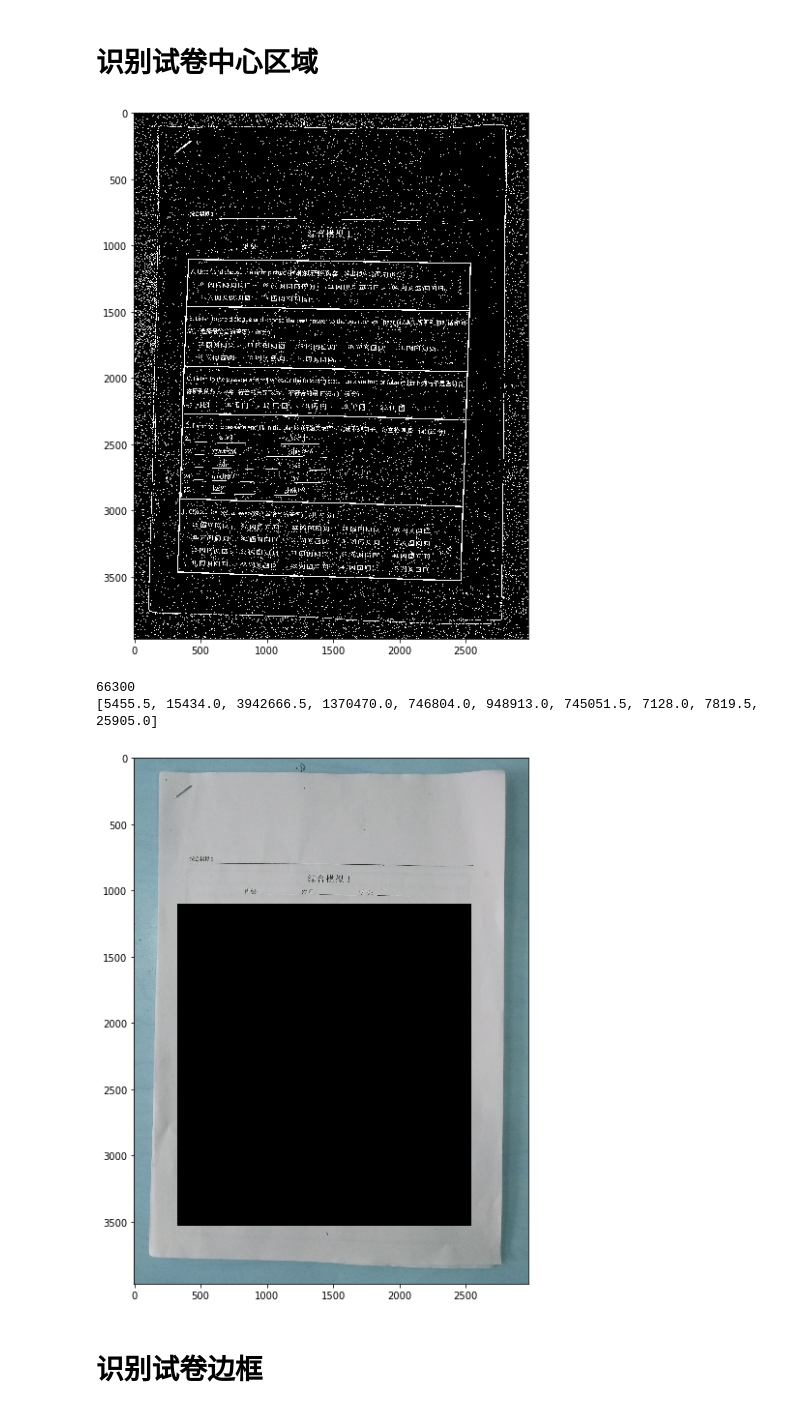
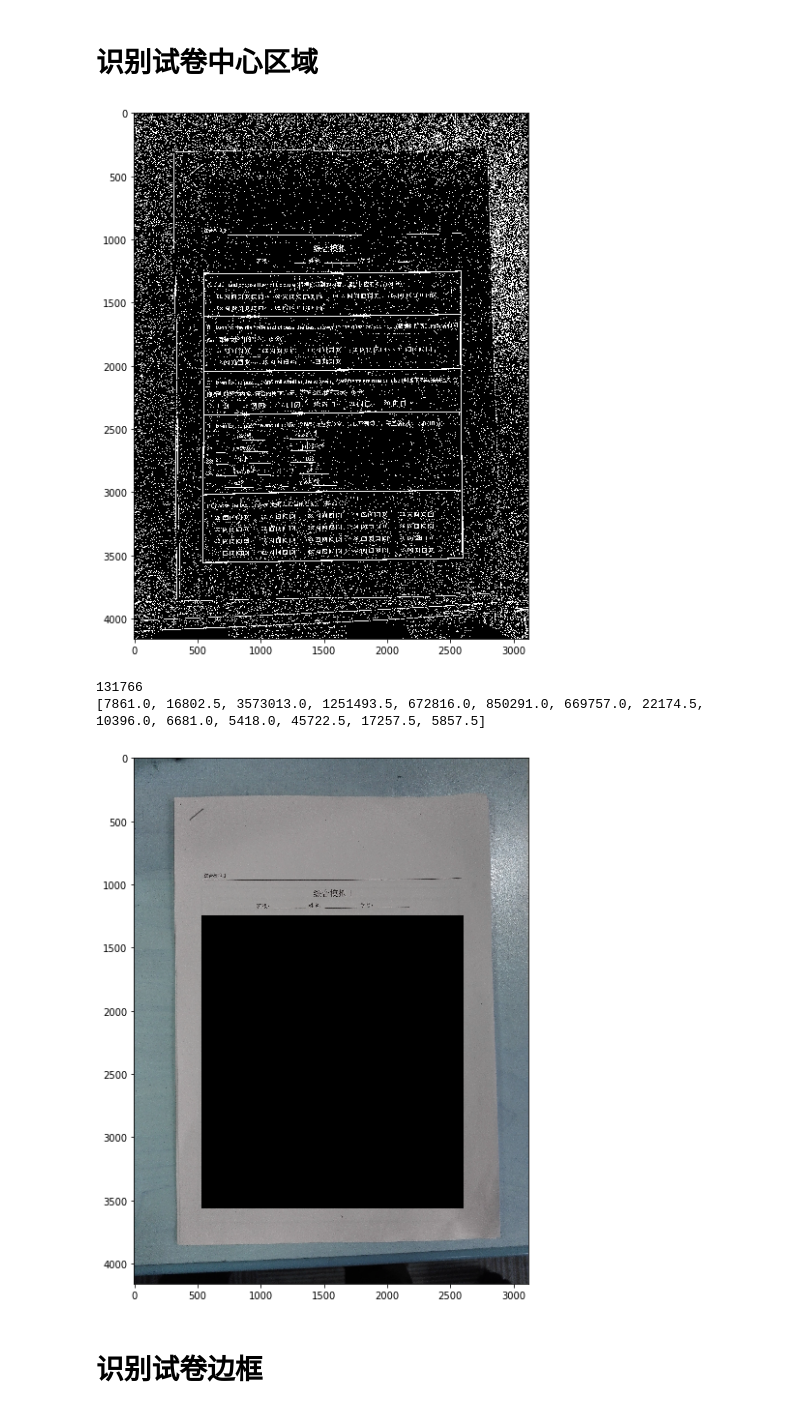
Before and after one commit to hecongziyu/myproject, a Jupyter notebook: imagehandle/试卷处理.ipynb, the cells around one changed output. Saved outputs shown, nothing was run; the diff lists cells and outputs as text; code cells hidden in the pictures.

```diff
--- a/imagehandle/试卷处理.ipynb
+++ b/imagehandle/试卷处理.ipynb
@@ -165,35 +141,35 @@ cc = np.array(gp)
 # %%
 # https://blog.csdn.net/keith_bb/article/details/53470170?utm_source=blogxgwz0  华为荣耀V10 小米max1
 
-imgage = cv2.imread('/home/hecong/image/华为荣耀V8.jpg',cv2.IMREAD_COLOR)
+imgage = cv2.imread('/home/hecong/image/page_1/华为mate7.jpg',cv2.IMREAD_COLOR)
 img = cv2.cvtColor(imgage,cv2.COLOR_BGR2GRAY)
 img = cv2.GaussianBlur(img,(5,5),0)
 # ret,img = cv2.threshold(img,0,255,cv2.THRESH_BINARY_INV + cv2.THRESH_OTSU)
 img = cv2.adaptiveThreshold(img,255,cv2.ADAPTIVE_THRESH_MEAN_C, cv2.THRESH_BINARY_INV,11,2)
 # img = cv2.blur(img,tuple((5,5)))
 plt.imshow(img,'gray')
 plt.show()
 nimg, contours, hierarchy = cv2.findContours(
     img, cv2.RETR_TREE, cv2.CHAIN_APPROX_SIMPLE)
 print(len(contours))
 rcnt = []
 rarea = []
 for cnt in contours:
     if cv2.contourArea(cnt) > 5000:
         rarea.append(cv2.contourArea(cnt))
         rcnt.append(cnt)
 print(rarea)
 pos = np.argmax(rarea)
 cnt = rcnt[pos]
 x,y,w,h = cv2.boundingRect(cnt)
 cv2.rectangle(imgage,(x,y),(x+w,y+h),0,-1)
 plt.imshow(imgage,'brg')
 plt.show()
 # %% [output]
-[figure, old version]
+[figure, new version]
-66300
-[5455.5, 15434.0, 3942666.5, 1370470.0, 746804.0, 948913.0, 745051.5, 7128.0, 7819.5, 25905.0]
+131766
+[7861.0, 16802.5, 3573013.0, 1251493.5, 672816.0, 850291.0, 669757.0, 22174.5, 10396.0, 6681.0, 5418.0, 45722.5, 17257.5, 5857.5]
-[figure, old version]
+[figure, new version]
 # %% [markdown]
 # 识别试卷边框
 # %%
```
Also changed, not shown: parts of 3 cells of this notebook.
